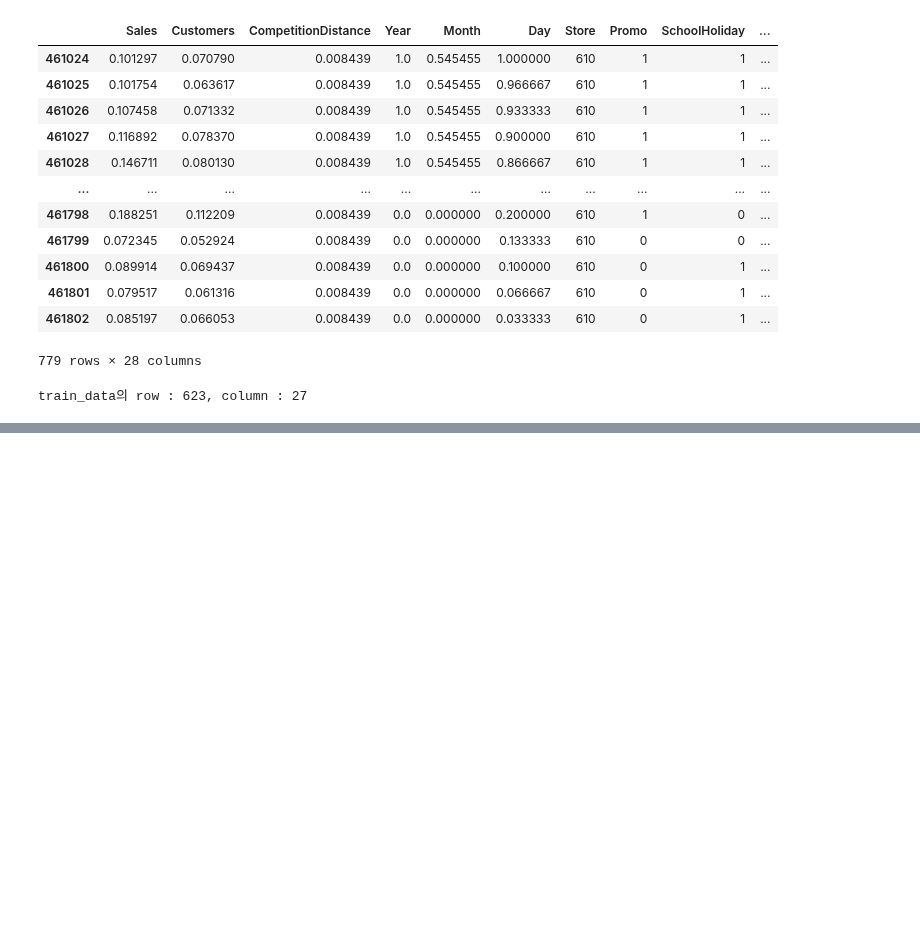
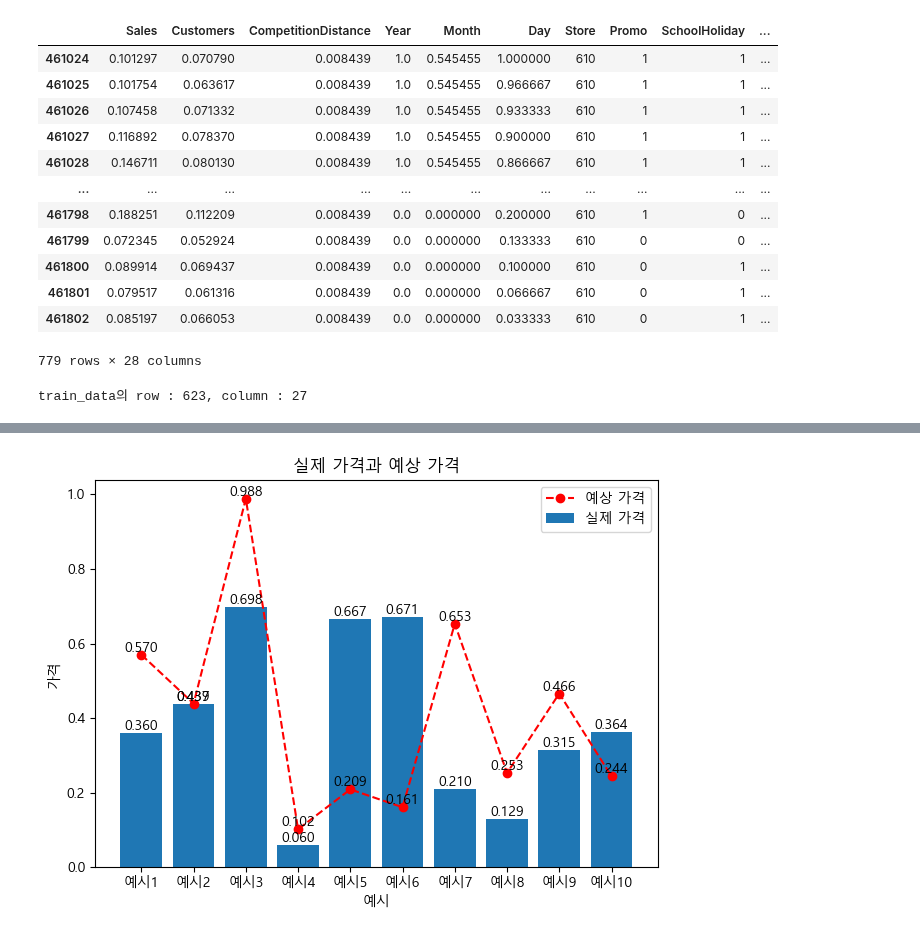
Before and after one commit to daebeobkim/python-bigdata, a Jupyter notebook: 딥러닝/논문/0802 그래프.ipynb, the cells around one changed output, grey strips where cells are left out. Cells and saved outputs as stored; diff of their text form; code cells hidden in the pictures; blank space fills up the shorter version.

```diff
--- a/딥러닝/논문/0802 그래프.ipynb
+++ b/딥러닝/논문/0802 그래프.ipynb
@@ -235,0 +202,42 @@ TypeError: only size-1 arrays can be converted to Python scalars
+# %%
+import numpy as np
+import matplotlib.pyplot as plt
+if os.name == "posix":
+    plt.rc("font", family="AppleGothic")
+
+else:
+    plt.rc("font", family="Malgun Gothic")
+
+# 임의의 y_test와 y_prediction 데이터
+y_test = np.random.rand(10)
+y_prediction = np.random.rand(10)
+
+# 실제 가격과 예측 가격 가져오기 (반올림 처리)
+true_prices = np.round(y_test, 3)
+predicted_prices = np.round(y_prediction, 3)
+
+# 그래프 생성
+x = np.arange(len(true_prices)) + 1
+plt.bar(x, true_prices, label='실제 가격')
+
+# 예상 가격 점선으로 표시
+plt.plot(x, predicted_prices, linestyle='--', marker='o', color='red', label='예상 가격')
+
+# x축 설정
+plt.xticks(x, [f'예시{i+1}' for i in range(len(true_prices))])
+plt.xlabel('예시')
+plt.ylabel('가격')
+plt.title('실제 가격과 예상 가격')
+plt.legend()
+
+# 레이블 표시
+for i, v in enumerate(true_prices):
+    plt.text(x[i], v, f'{v:.3f}', ha='center', va='bottom')
+
+for i, v in enumerate(predicted_prices):
+    plt.text(x[i], v, f'{v:.3f}', ha='center', va='bottom')
+
+plt.tight_layout()
+plt.show()
+# %% [output]
+[figure, added]
```
Also changed, not shown: parts of 4 cells of this notebook.
